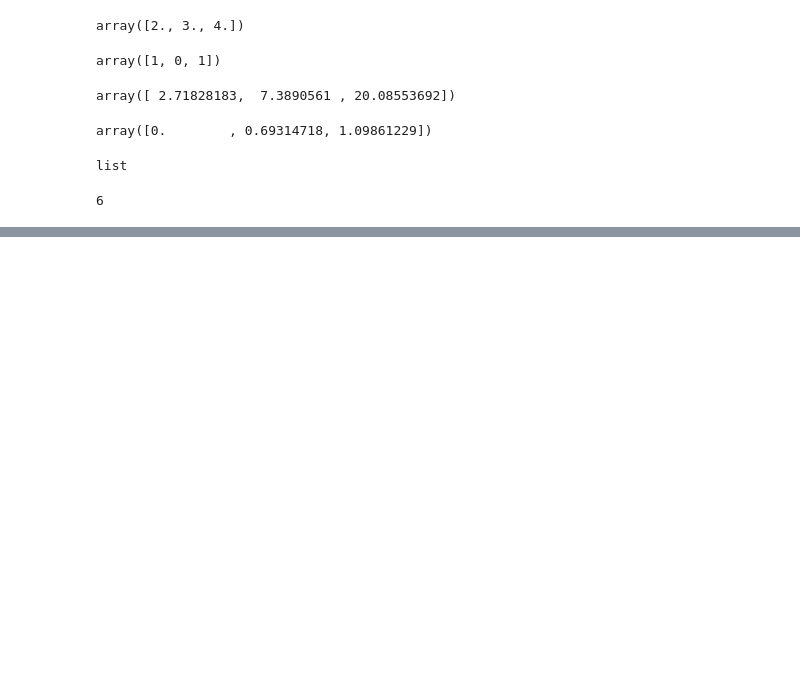
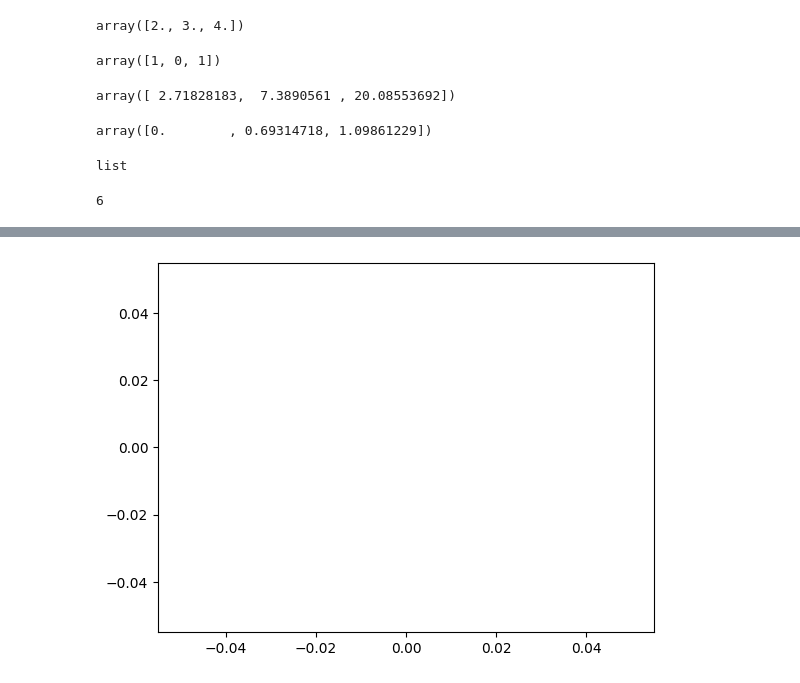
Before and after one commit to anilaksu/AI-and-Data-Science-Codes, a Jupyter notebook: Udemy_Data_Science_Training.ipynb, the cells around one changed output, grey strips where cells are left out. Saved outputs shown, nothing was run; the diff lists cells and outputs as text; code cells hidden in the pictures; blank space fills up the shorter version.

```diff
--- a/Udemy_Data_Science_Training.ipynb
+++ b/Udemy_Data_Science_Training.ipynb
@@ -2291,0 +2529,4 @@ sum(list)
+# %%
+plt.plot();  # Semi-coloun gets rid of brackets
+# %% [output]
+[figure, added]
```
Also changed, not shown: parts of 154 cells of this notebook.
